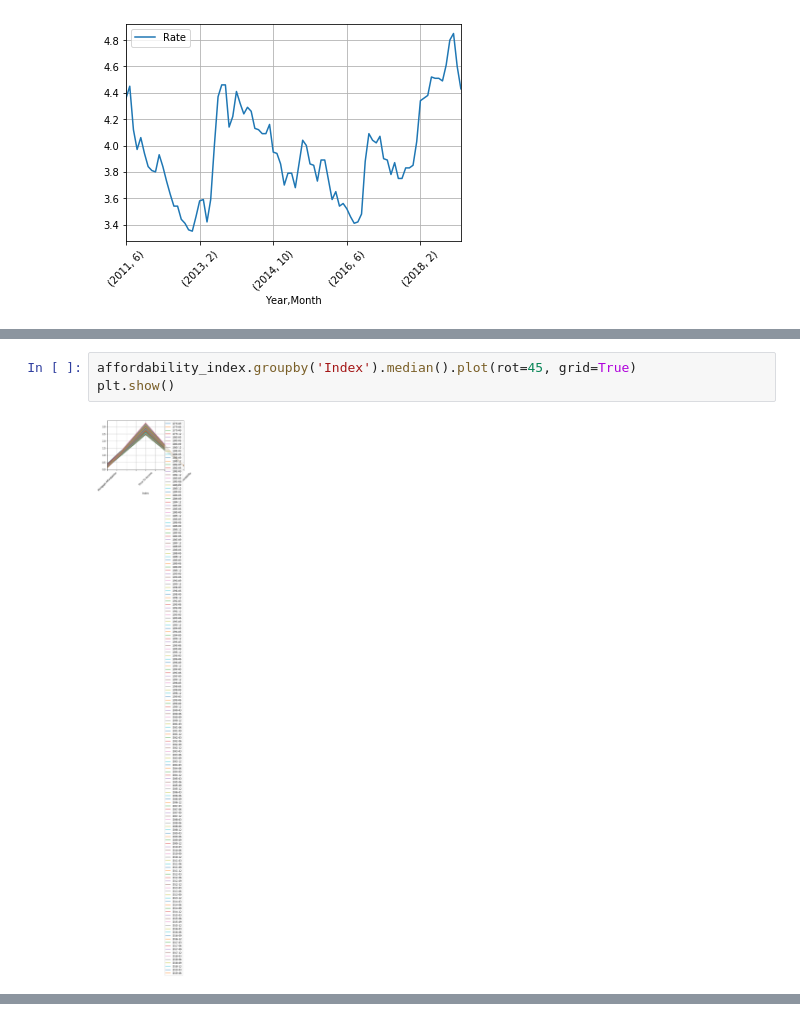
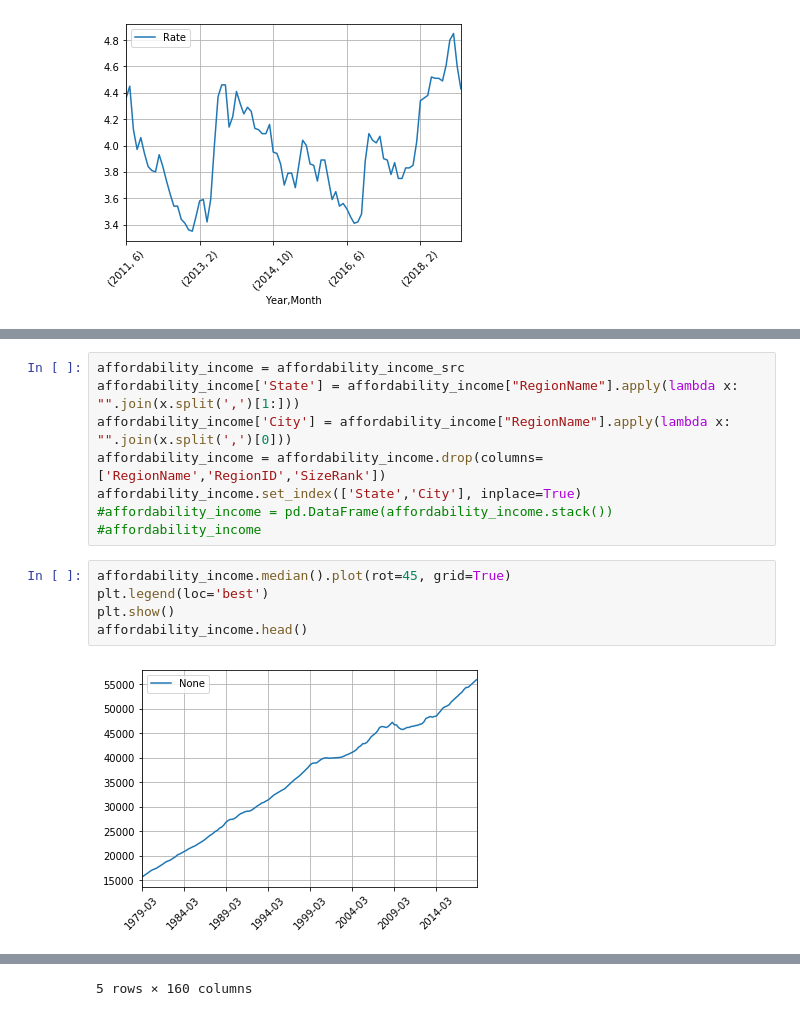
Before and after one commit to JosueGar/team_project_1, a Jupyter notebook: Randall_scratchpad.ipynb, the cells around one changed output, grey strips where cells are left out. Saved outputs shown, nothing was run; the diff lists cells and outputs as text.

```diff
--- a/Randall_scratchpad.ipynb
+++ b/Randall_scratchpad.ipynb
@@ -120,5 +127,15 @@ affordability_index.head()
+# %%
+affordability_income = affordability_income_src
+affordability_income['State'] = affordability_income["RegionName"].apply(lambda x: "".join(x.split(',')[1:]))
+affordability_income['City'] = affordability_income["RegionName"].apply(lambda x: "".join(x.split(',')[0]))
+affordability_income = affordability_income.drop(columns=['RegionName','RegionID','SizeRank'])
+affordability_income.set_index(['State','City'], inplace=True)
+#affordability_income = pd.DataFrame(affordability_income.stack())
+#affordability_income
 # %%
-affordability_index.groupby('Index').median().plot(rot=45, grid=True)
+affordability_income.median().plot(rot=45, grid=True)
+plt.legend(loc='best')
 plt.show()
+affordability_income.head()
 # %% [output]
-[figure, old version]
+[figure, new version]
@@ -124,0 +149 @@ plt.show()
+5 rows × 160 columns
```
Also changed, not shown: parts of 16 cells of this notebook.
